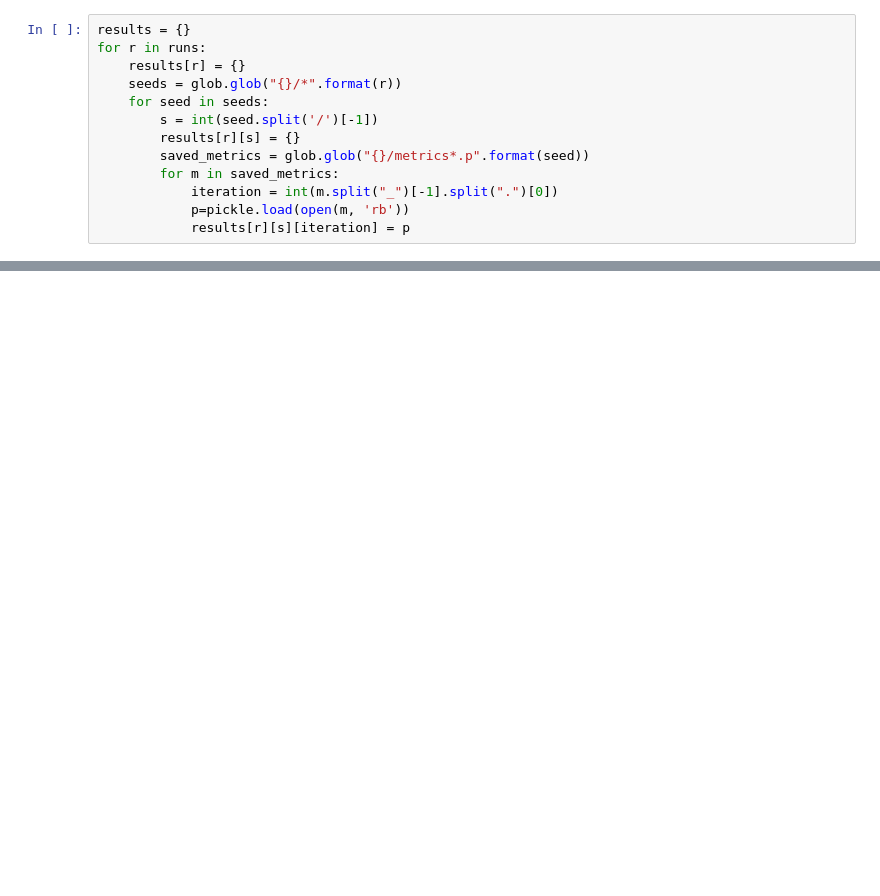
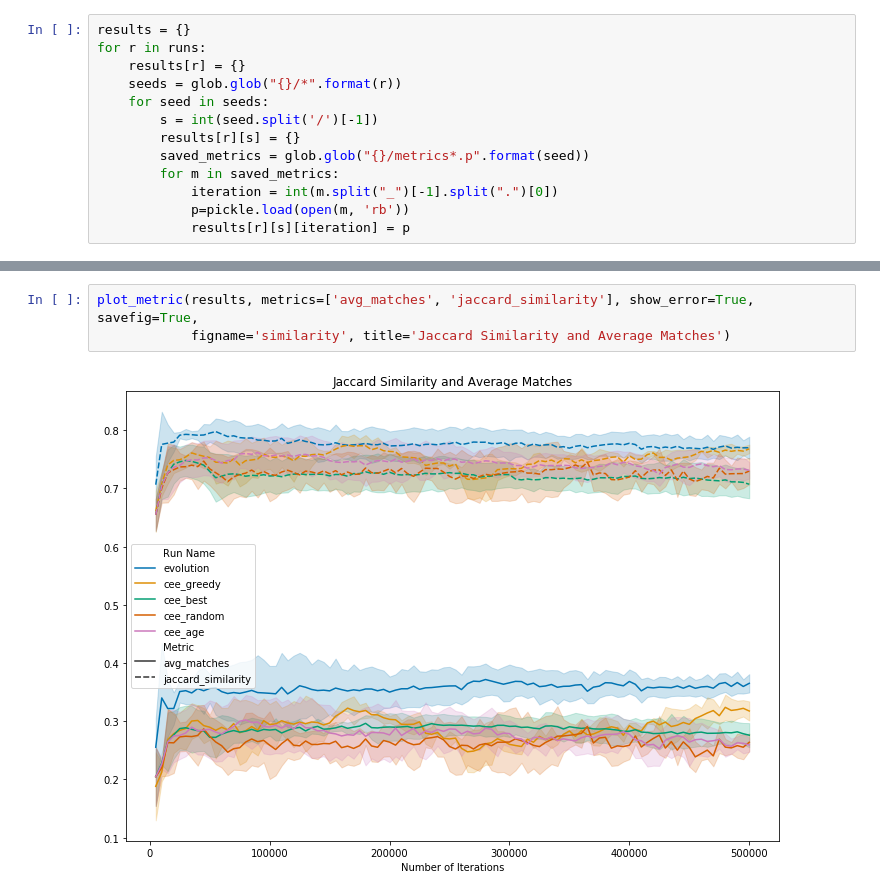
Before and after one commit to gautierdag/cultural-evolution-engine, a Jupyter notebook: plotting_runs.ipynb, the cells around one changed output, grey strips where cells are left out. Drawn from its saved outputs; the diff is of its cells as text; blank space fills up the shorter version.

```diff
--- a/plotting_runs.ipynb
+++ b/plotting_runs.ipynb
@@ -119 +126,6 @@ plot_metric(results, metrics=["rsa_sr", 'rsa_si', 'rsa_ri'], show_error=False)
+# %%
+plot_metric(results, metrics=['avg_matches', 'jaccard_similarity'], show_error=True, savefig=True,
+            figname='similarity', title='Jaccard Similarity and Average Matches')
+# %% [output]
+[figure, added]
 # %%
```
Also changed, not shown: parts of 13 cells of this notebook.
